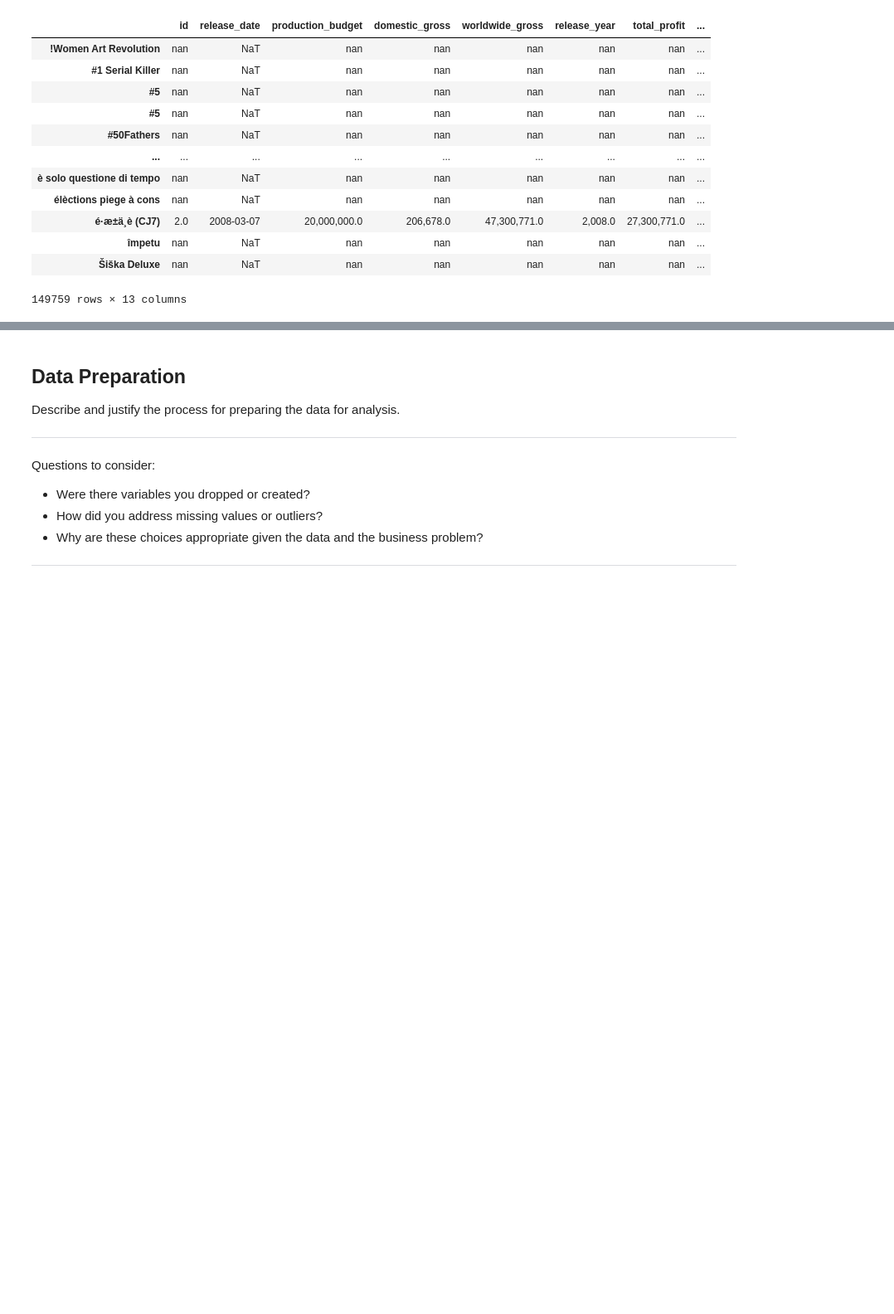
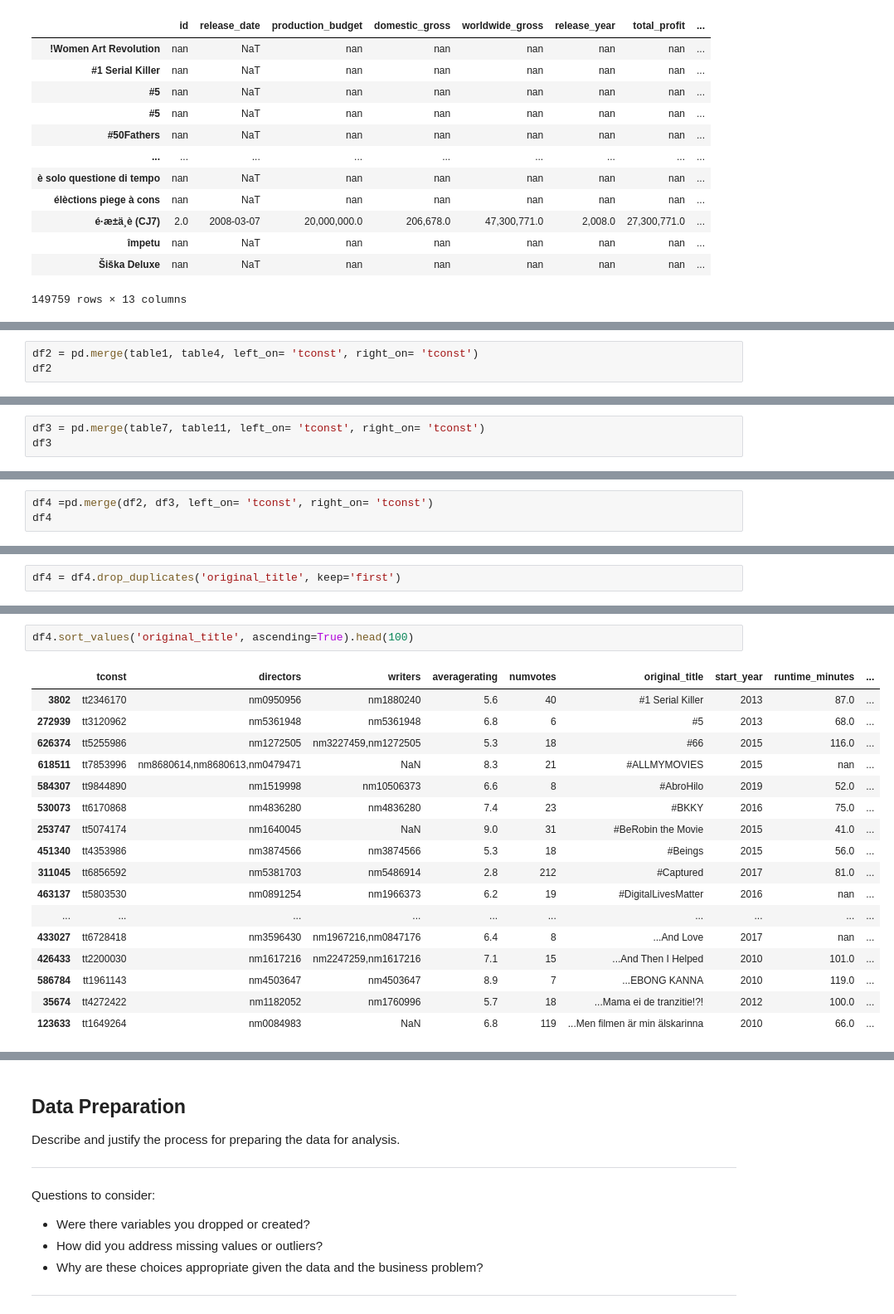
Before and after one commit to jxn628/dsc-phase-1-project, a Jupyter notebook: student.ipynb, the cells around one changed output, grey strips where cells are left out. Shown at 83% size. Saved outputs shown, nothing was run; the diff lists cells and outputs as text; blank space fills up the shorter version.

Commit message:
add imdb dataframe. further cleaning

```diff
--- a/student.ipynb
+++ b/student.ipynb
@@ -1032,0 +1188,3 @@ test_join_outer_2
+# %%
+df2 = pd.merge(table1, table4, left_on= 'tconst', right_on= 'tconst')
+df2
@@ -1032,0 +1205,3 @@ test_join_outer_2
+# %%
+df3 = pd.merge(table7, table11, left_on= 'tconst', right_on= 'tconst')
+df3
@@ -1032,0 +1222,3 @@ test_join_outer_2
+# %%
+df4 =pd.merge(df2, df3, left_on= 'tconst', right_on= 'tconst')
+df4
@@ -1032,0 +1239,2 @@ test_join_outer_2
+# %%
+df4 = df4.drop_duplicates('original_title', keep='first')
@@ -1032,0 +1261,20 @@ test_join_outer_2
+# %%
+df4.sort_values('original_title', ascending=True).head(100)
+# %% [output]
+|  | tconst | directors | writers | averagerating | numvotes | original_title | start_year | runtime_minutes | ... |
+| 3802 | tt2346170 | nm0950956 | nm1880240 | 5.6 | 40 | #1 Serial Killer | 2013 | 87.0 | ... |
+| 272939 | tt3120962 | nm5361948 | nm5361948 | 6.8 | 6 | #5 | 2013 | 68.0 | ... |
+| 626374 | tt5255986 | nm1272505 | nm3227459,nm1272505 | 5.3 | 18 | #66 | 2015 | 116.0 | ... |
+| 618511 | tt7853996 | nm8680614,nm8680613,nm0479471 | NaN | 8.3 | 21 | #ALLMYMOVIES | 2015 | nan | ... |
+| 584307 | tt9844890 | nm1519998 | nm10506373 | 6.6 | 8 | #AbroHilo | 2019 | 52.0 | ... |
+| 530073 | tt6170868 | nm4836280 | nm4836280 | 7.4 | 23 | #BKKY | 2016 | 75.0 | ... |
+| 253747 | tt5074174 | nm1640045 | NaN | 9.0 | 31 | #BeRobin the Movie | 2015 | 41.0 | ... |
+| 451340 | tt4353986 | nm3874566 | nm3874566 | 5.3 | 18 | #Beings | 2015 | 56.0 | ... |
+| 311045 | tt6856592 | nm5381703 | nm5486914 | 2.8 | 212 | #Captured | 2017 | 81.0 | ... |
+| 463137 | tt5803530 | nm0891254 | nm1966373 | 6.2 | 19 | #DigitalLivesMatter | 2016 | nan | ... |
+| ... | ... | ... | ... | ... | ... | ... | ... | ... | ... |
+| 433027 | tt6728418 | nm3596430 | nm1967216,nm0847176 | 6.4 | 8 | ...And Love | 2017 | nan | ... |
+| 426433 | tt2200030 | nm1617216 | nm2247259,nm1617216 | 7.1 | 15 | ...And Then I Helped | 2010 | 101.0 | ... |
+| 586784 | tt1961143 | nm4503647 | nm4503647 | 8.9 | 7 | ...EBONG KANNA | 2010 | 119.0 | ... |
+| 35674 | tt4272422 | nm1182052 | nm1760996 | 5.7 | 18 | ...Mama ei de tranzitie!?! | 2012 | 100.0 | ... |
+| 123633 | tt1649264 | nm0084983 | NaN | 6.8 | 119 | ...Men filmen är min älskarinna | 2010 | 66.0 | ... |
```
Also changed, not shown: parts of 17 cells of this notebook.
